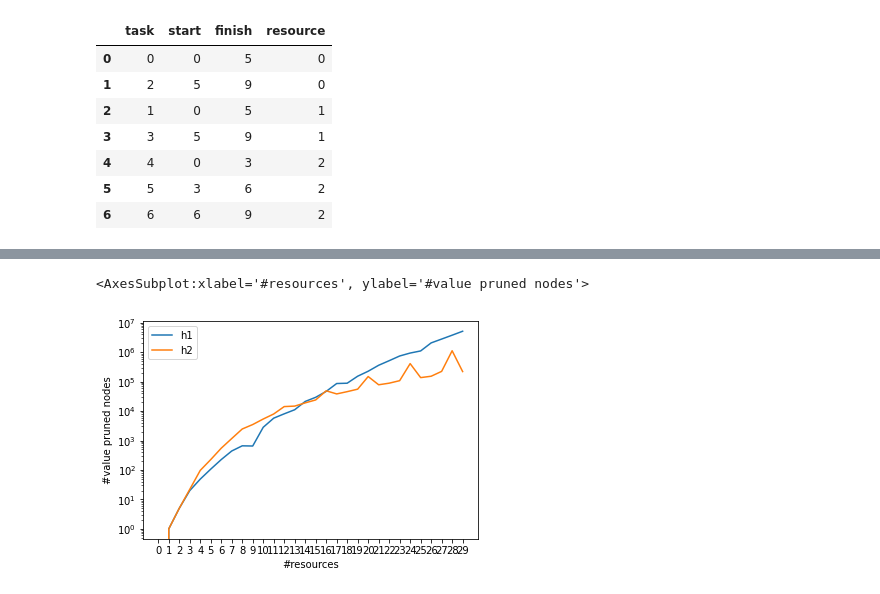
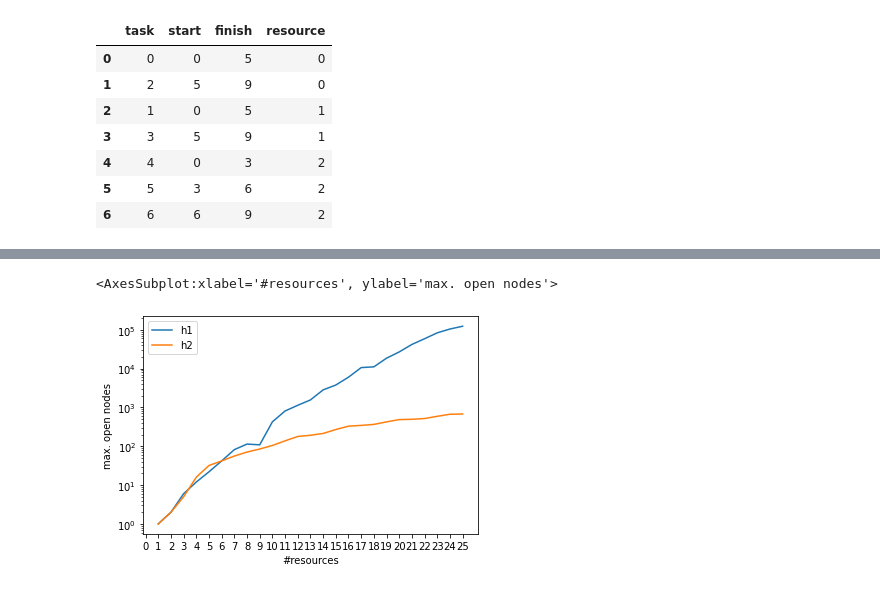
Before and after one commit to matyama/makespan-poc, a Jupyter notebook: notebooks/bnb.ipynb, the cells around one changed output, grey strips where cells are left out. Drawn from its saved outputs; the diff is of its cells as text; code cells hidden in the pictures.

```diff
--- a/notebooks/bnb.ipynb
+++ b/notebooks/bnb.ipynb
@@ -52,13 +61,6 @@ show_gantt(gantt_df)
 # %%
-num_instances = 30
+num_instances = 26
 
-def evaluate(f, R, p, h):
-    _, stats = bnb(R, p, h)
-    return f(stats)
-
-def num_pruned_nodes(h):
-    return pd.Series([evaluate(lambda s: s.pruned_total, R, p, h) for R, p in generate_subopt_instances(num_instances)])
-
-def num_expanded_nodes(h):
+def percent_explored_nodes(h):
     return pd.Series([evaluate(lambda s: s.expanded, R, p, h) for R, p in generate_subopt_instances(num_instances)])
 # %%
@@ -73,0 +133,8 @@ pruned_df.head()
+# %%
+num_instances = 26
+
+def max_open_nodes(h):
+    return pd.Series([evaluate(lambda s: s.max_open, R, p, h) for R, p in generate_subopt_instances(num_instances)])
+# %%
+max_open_df = pd.DataFrame({h.__name__: max_open_nodes(h) for h in [h1, h2]})
+max_open_df.tail()
@@ -74,5 +148,5 @@ pruned_df.head()
 # %%
-pruned_df.plot.line(xlabel='#resources', ylabel='#value pruned nodes', xticks=range(num_instances), logy=True)
+max_open_df.plot.line(xlabel='#resources', ylabel='max. open nodes', xticks=range(num_instances), logy=True)
 # %% [output]
-<AxesSubplot:xlabel='#resources', ylabel='#value pruned nodes'>
+<AxesSubplot:xlabel='#resources', ylabel='max. open nodes'>
-[figure, old version]
+[figure, new version]
```
Also changed, not shown: parts of 14 cells of this notebook, 3 other files.
